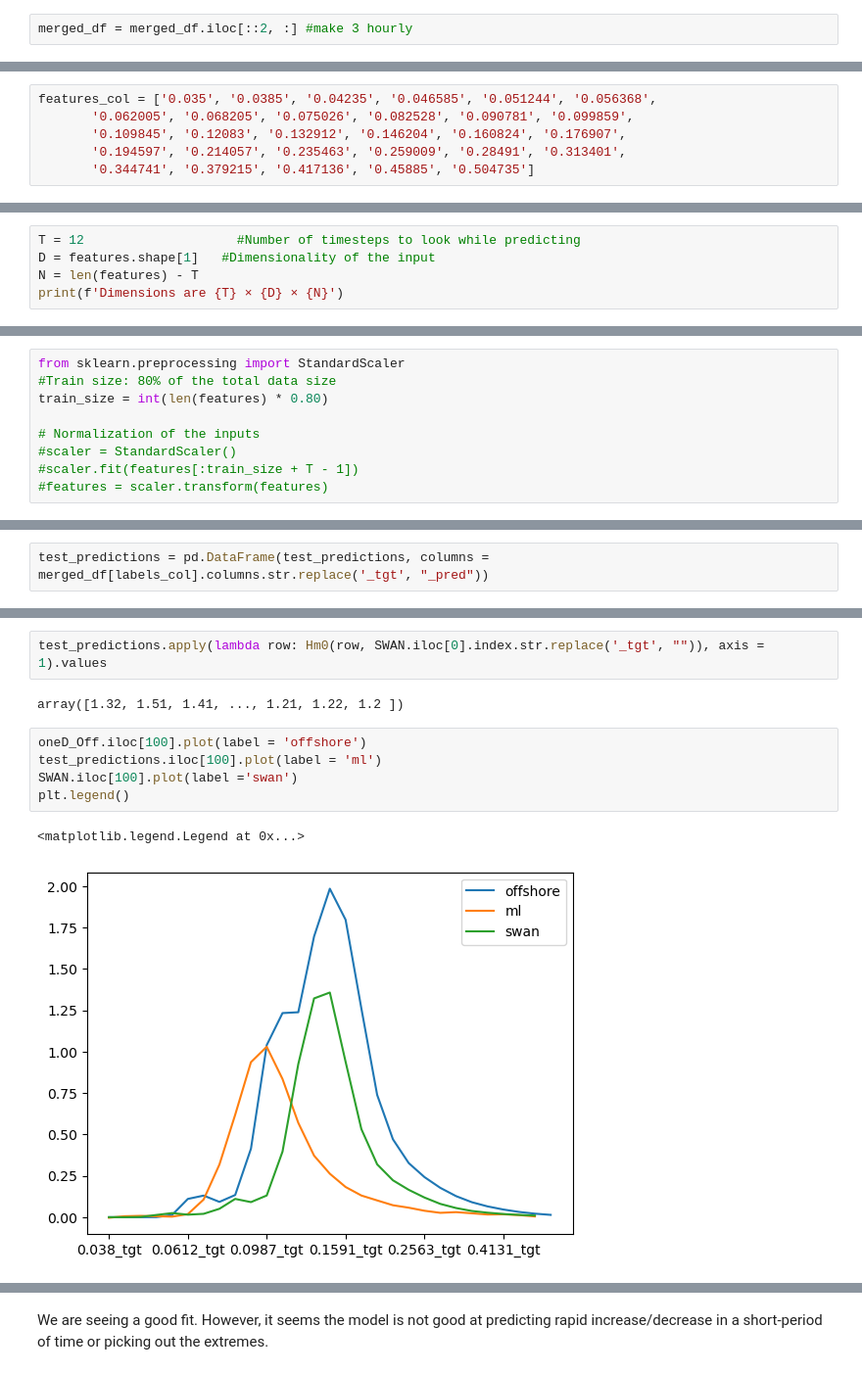
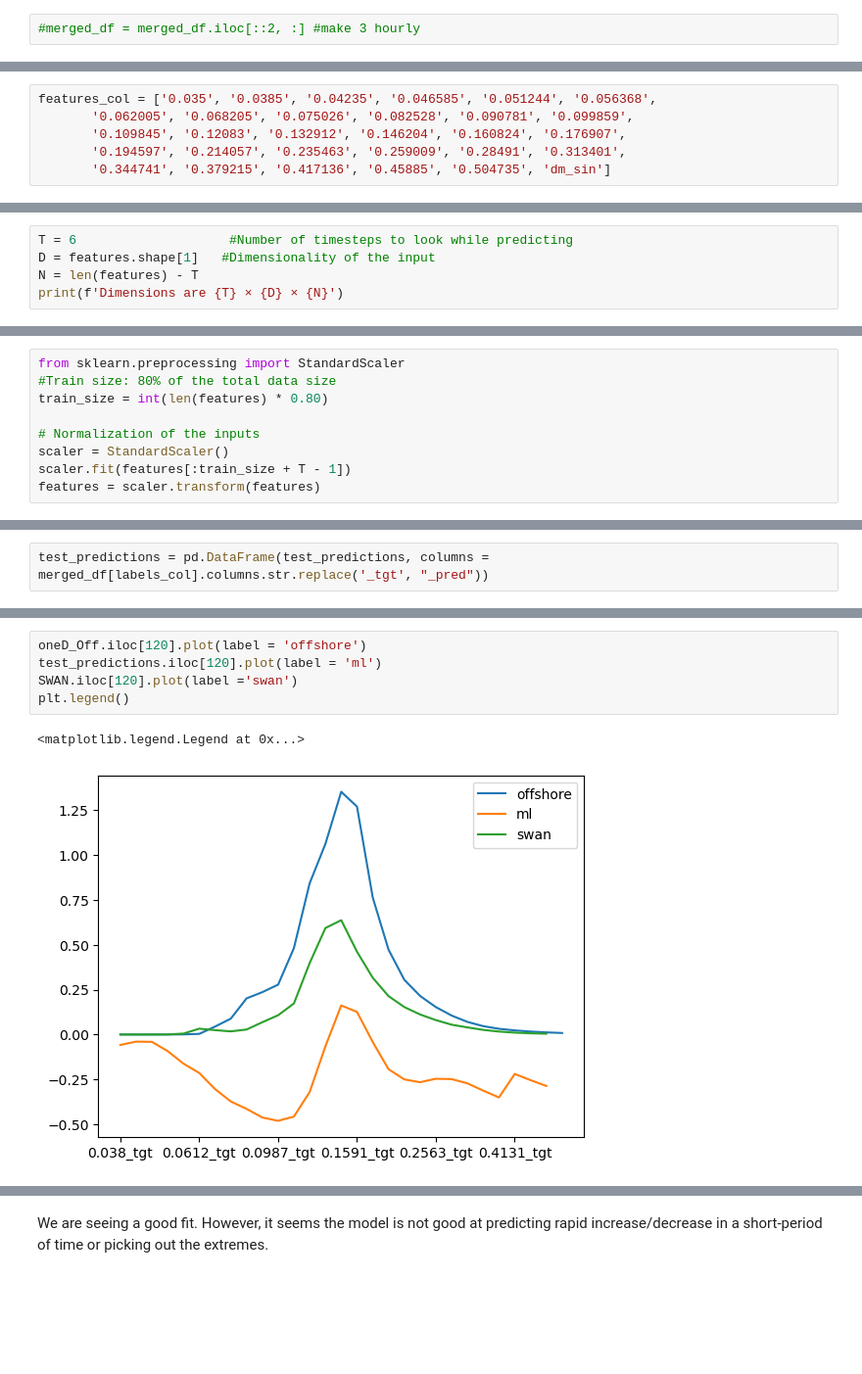
Before and after one commit to DrakonianMight/ML_1dSpec, a Jupyter notebook: notebooks/torch_toObs_Spec1D_spec.ipynb, the cells around one changed output, grey strips where cells are left out. Shown at 98% size. Cells and saved outputs as stored; diff of their text form; blank space fills up the shorter version.

```diff
--- a/notebooks/torch_toObs_Spec1D_spec.ipynb
+++ b/notebooks/torch_toObs_Spec1D_spec.ipynb
@@ -156,7 +156,7 @@ merged_df = feature_engineering_wave_direction(merged_df, dpm_col + dm_col + dp_
 # %%
 merged_df.dropna(inplace = True)
 # %%
-merged_df = merged_df.iloc[::2, :] #make 3 hourly
+#merged_df = merged_df.iloc[::2, :] #make 3 hourly
 # %% [markdown]
 ## Keep some independent data
 # %%
@@ -187,7 +187,7 @@ features_col = ['0.035', '0.0385', '0.04235', '0.046585', '0.051244', '0.056368'
        '0.062005', '0.068205', '0.075026', '0.082528', '0.090781', '0.099859',
        '0.109845', '0.12083', '0.132912', '0.146204', '0.160824', '0.176907',
        '0.194597', '0.214057', '0.235463', '0.259009', '0.28491', '0.313401',
-       '0.344741', '0.379215', '0.417136', '0.45885', '0.504735']
+       '0.344741', '0.379215', '0.417136', '0.45885', '0.504735', 'dm_sin']
 # %%
 labels_col = merged_df.columns[merged_df.columns.str.contains('tgt')].to_list()
 # %%
@@ -199,7 +199,7 @@ from sklearn.model_selection import train_test_split
 # %%
 from sklearn.model_selection import TimeSeriesSplit
 # %%
-T = 12                    #Number of timesteps to look while predicting
+T = 6                    #Number of timesteps to look while predicting
 D = features.shape[1]   #Dimensionality of the input
 N = len(features) - T
 print(f'Dimensions are {T} × {D} × {N}')
@@ -211,9 +211,9 @@ from sklearn.preprocessing import StandardScaler
 train_size = int(len(features) * 0.80)
 
 # Normalization of the inputs
-#scaler = StandardScaler()
-#scaler.fit(features[:train_size + T - 1])
-#features = scaler.transform(features)
+scaler = StandardScaler()
+scaler.fit(features[:train_size + T - 1])
+features = scaler.transform(features)
 # %%
 # Preparing X_train and y_train
 X_train = np.zeros((train_size, T, D))
@@ -422,16 +433,12 @@ plot_df.head(5)
 5 rows × 30 columns
-# %%
-test_predictions.apply(lambda row: Hm0(row, SWAN.iloc[0].index.str.replace('_tgt', "")), axis = 1).values
-# %% [output]
-array([1.32, 1.51, 1.41, ..., 1.21, 1.22, 1.2 ])
 # %%
-oneD_Off.iloc[100].plot(label = 'offshore')
-test_predictions.iloc[100].plot(label = 'ml')
-SWAN.iloc[100].plot(label ='swan')
+oneD_Off.iloc[120].plot(label = 'offshore')
+test_predictions.iloc[120].plot(label = 'ml')
+SWAN.iloc[120].plot(label ='swan')
 plt.legend()
 # %% [output]
 <matplotlib.legend.Legend at 0x...>
-[figure, old version]
+[figure, new version]
 # %%
 freq = oneD_Off.iloc[0].index
 print("Offshore: "+str(Hm0(oneD_Off.iloc[100], freq)))
```
Also changed, not shown: parts of 12 cells of this notebook, 4 other files.
